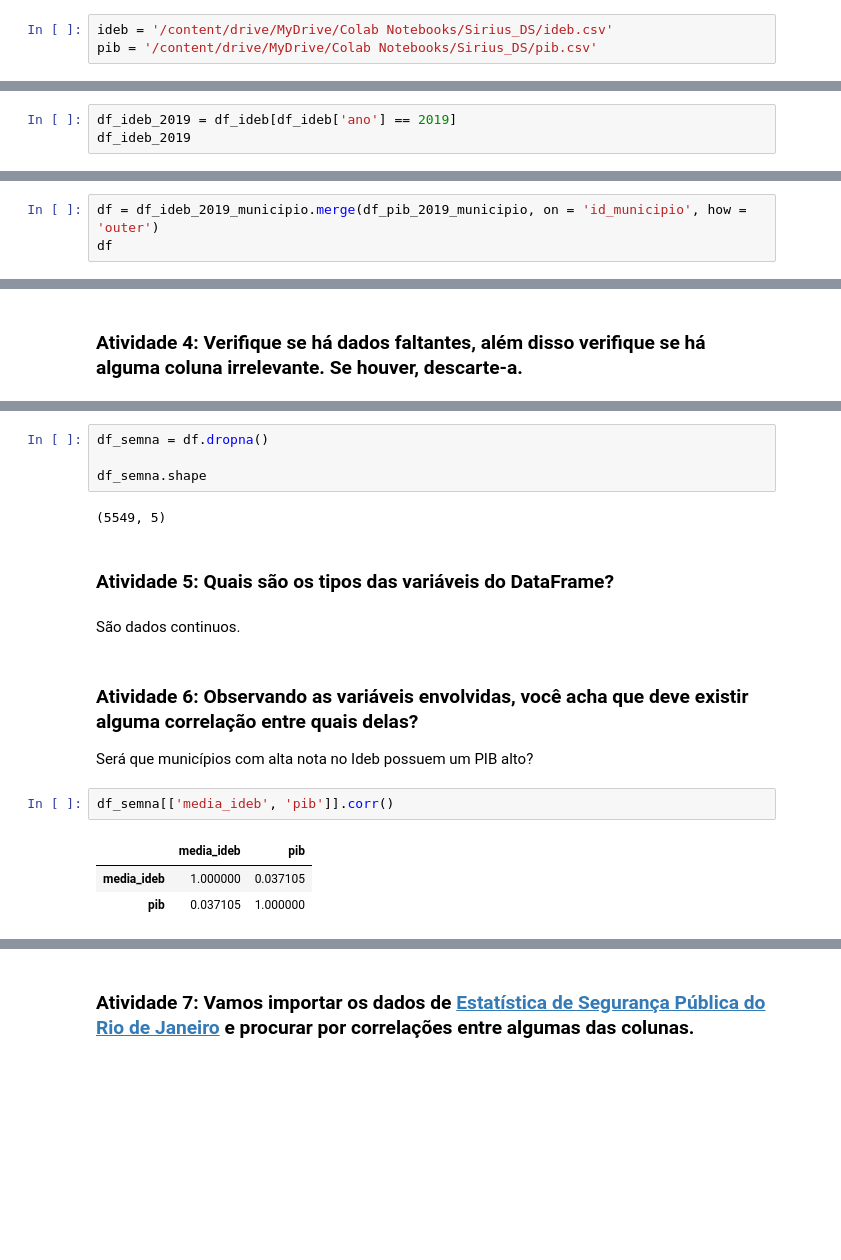
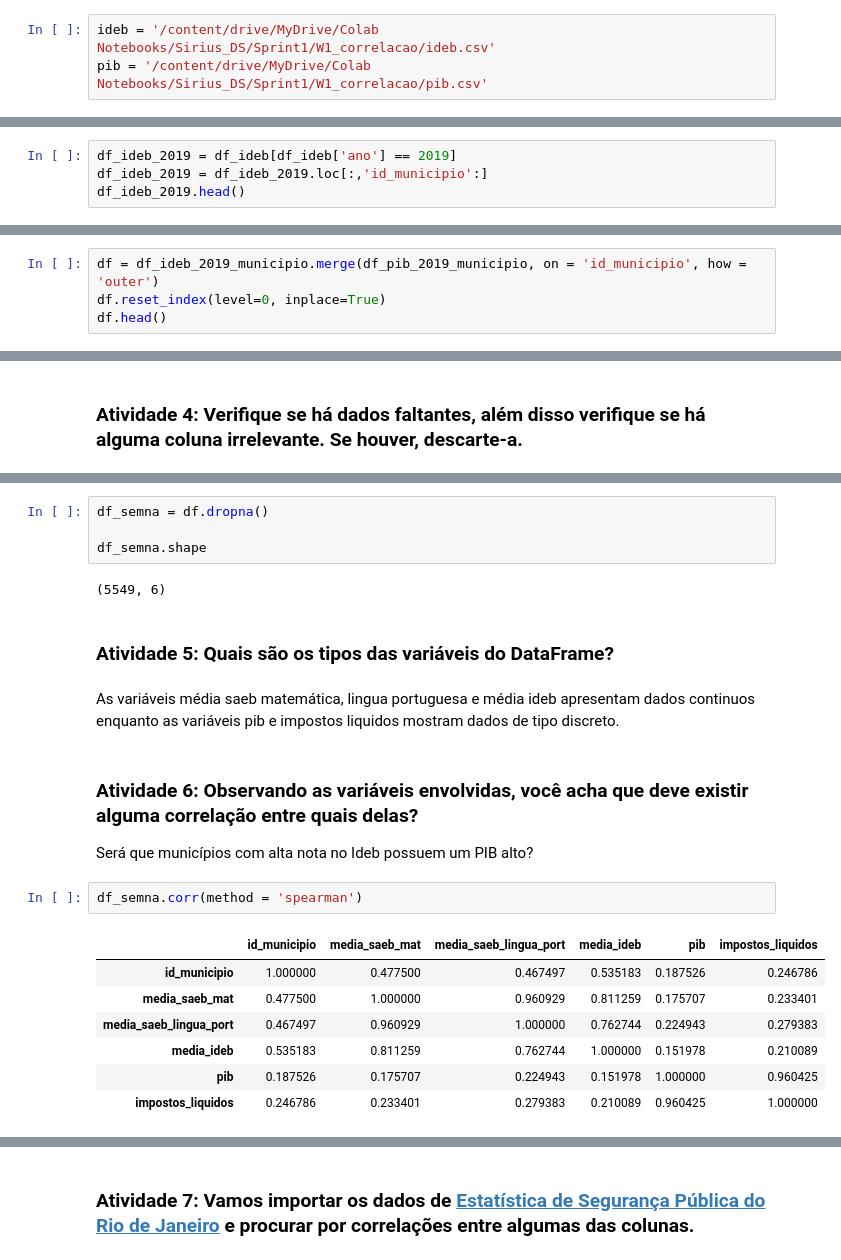
Before and after one commit to Matt44320/ExerciciosSirius, a Jupyter notebook: Correlacao.ipynb, the cells around one changed output, grey strips where cells are left out. Cells and saved outputs as stored; diff of their text form; blank space fills up the shorter version.

```diff
--- a/Correlacao.ipynb
+++ b/Correlacao.ipynb
@@ -12,5 +12,5 @@ drive.mount('/content/drive')
 # %% [output]
 Mounted at /content/drive
 # %%
-ideb = '/content/drive/MyDrive/Colab Notebooks/Sirius_DS/ideb.csv'
-pib = '/content/drive/MyDrive/Colab Notebooks/Sirius_DS/pib.csv'
+ideb = '/content/drive/MyDrive/Colab Notebooks/Sirius_DS/Sprint1/W1_correlacao/ideb.csv'
+pib = '/content/drive/MyDrive/Colab Notebooks/Sirius_DS/Sprint1/W1_correlacao/pib.csv'
@@ -59,4 +59,5 @@ df_pib
 # %%
 df_ideb_2019 = df_ideb[df_ideb['ano'] == 2019]
-df_ideb_2019
+df_ideb_2019 = df_ideb_2019.loc[:,'id_municipio':]
+df_ideb_2019.head()
 # %% [output]
@@ -135,5 +129,6 @@ df_pib_2019_municipio
 ### Atividade 3: Vamos juntar os dois DataFrames em um único. Para isso, vamos "unir" os dois dataframes pela variável `id_municipio`.
 # %%
 df = df_ideb_2019_municipio.merge(df_pib_2019_municipio, on = 'id_municipio', how = 'outer')
-df
+df.reset_index(level=0, inplace=True)
+df.head()
 # %% [output]
@@ -176,21 +165,25 @@ df_semna = df.dropna()
 
 df_semna.shape
 # %% [output]
-(5549, 5)
+(5549, 6)
 # %% [markdown]
 ### Atividade 5: Quais são os tipos das variáveis do DataFrame?
-# %% [markdown]
-São dados continuos.
+# %% [markdown]
+As variáveis média saeb matemática, lingua portuguesa e média ideb apresentam dados continuos enquanto as variáveis pib e impostos liquidos mostram dados de tipo discreto.
 # %% [markdown]
 ### Atividade 6: Observando as variáveis envolvidas, você acha que deve existir alguma correlação entre quais delas?
 
 Será que municípios com alta nota no Ideb possuem um PIB alto?
 # %%
-df_semna[['media_ideb', 'pib']].corr()
+df_semna.corr(method = 'spearman')
 # %% [output]
-|  | media_ideb | pib |
-| media_ideb | 1.000000 | 0.037105 |
-| pib | 0.037105 | 1.000000 |
+|  | id_municipio | media_saeb_mat | media_saeb_lingua_port | media_ideb | pib | impostos_liquidos |
+| id_municipio | 1.000000 | 0.477500 | 0.467497 | 0.535183 | 0.187526 | 0.246786 |
+| media_saeb_mat | 0.477500 | 1.000000 | 0.960929 | 0.811259 | 0.175707 | 0.233401 |
+| media_saeb_lingua_port | 0.467497 | 0.960929 | 1.000000 | 0.762744 | 0.224943 | 0.279383 |
+| media_ideb | 0.535183 | 0.811259 | 0.762744 | 1.000000 | 0.151978 | 0.210089 |
+| pib | 0.187526 | 0.175707 | 0.224943 | 0.151978 | 1.000000 | 0.960425 |
+| impostos_liquidos | 0.246786 | 0.233401 | 0.279383 | 0.210089 | 0.960425 | 1.000000 |
 # %% [markdown]
 ### O que significa a correlação das variáveis `id_municipio` e `ideb`?
 
```
Also changed, not shown: parts of 11 cells of this notebook.
